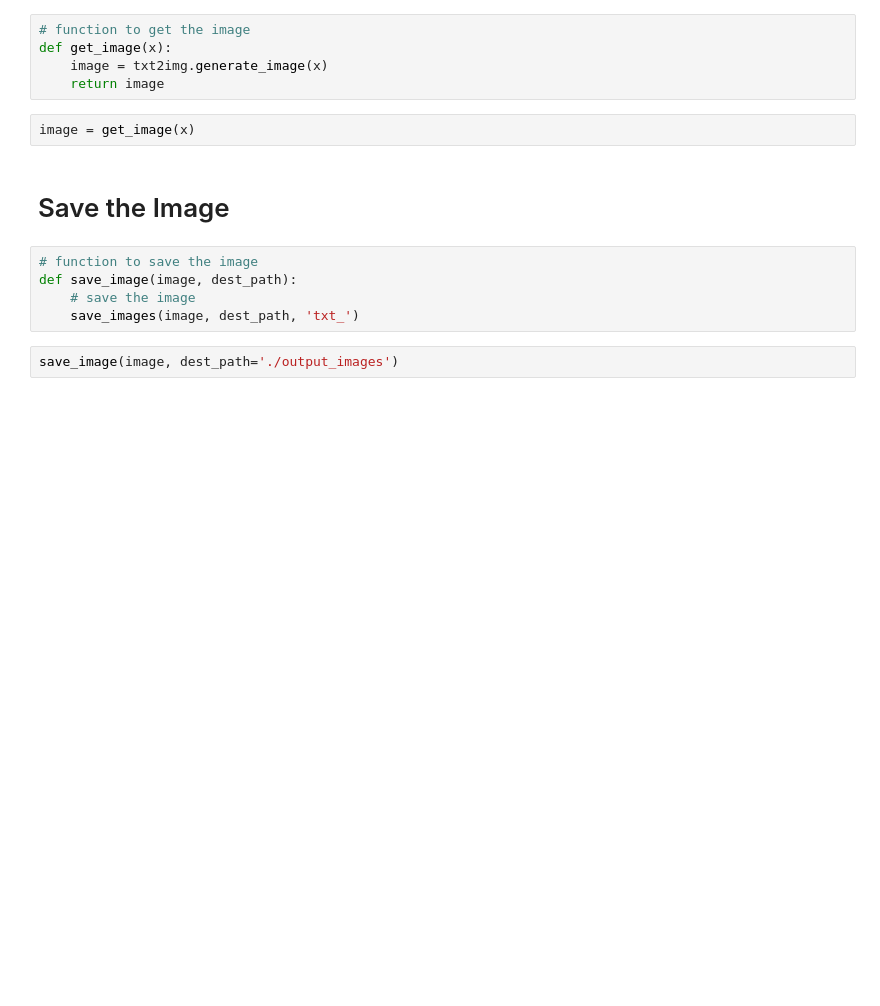
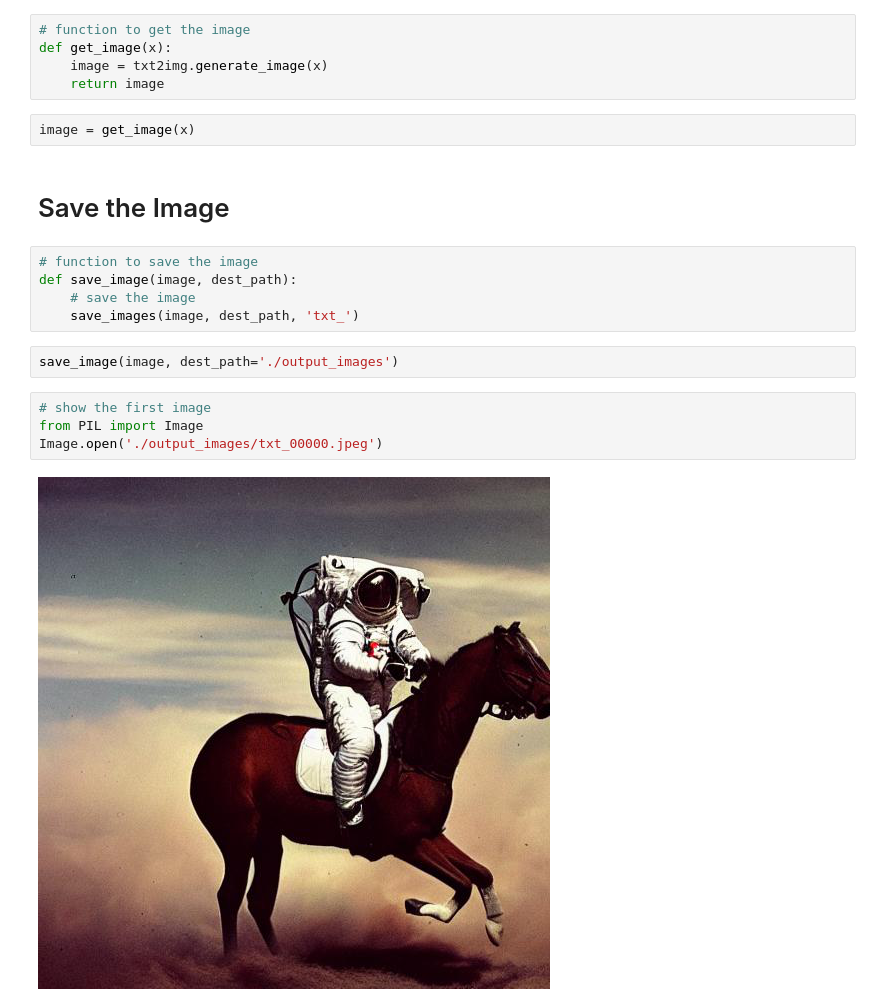
Before and after one commit to kk-digital/kcg-ml-sd1p4, a Jupyter notebook: notebooks/clip_pipeline.ipynb, the cells around one changed output. Saved outputs shown, nothing was run; the diff lists cells and outputs as text; blank space fills up the shorter version.

Commit message:
add output sample

```diff
--- a/notebooks/clip_pipeline.ipynb
+++ b/notebooks/clip_pipeline.ipynb
@@ -291,3 +275,9 @@ def save_image(image, dest_path):
     save_images(image, dest_path, 'txt_')
 # %%
 save_image(image, dest_path='./output_images')
+# %%
+# show the first image
+from PIL import Image
+Image.open('./output_images/txt_00000.jpeg')
+# %% [output]
+[figure, added]
```
Also changed, not shown: parts of 6 cells of this notebook.
